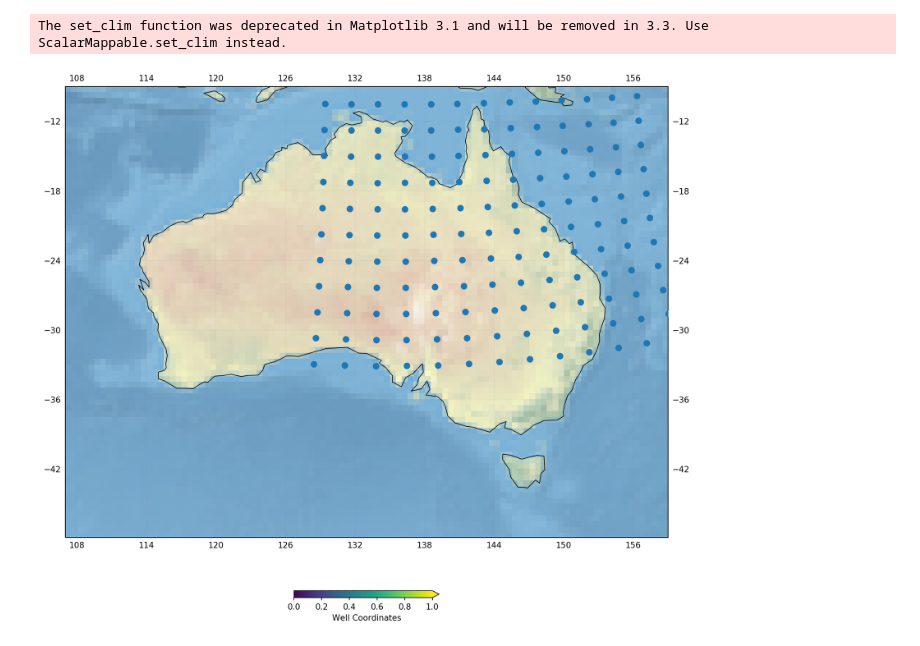
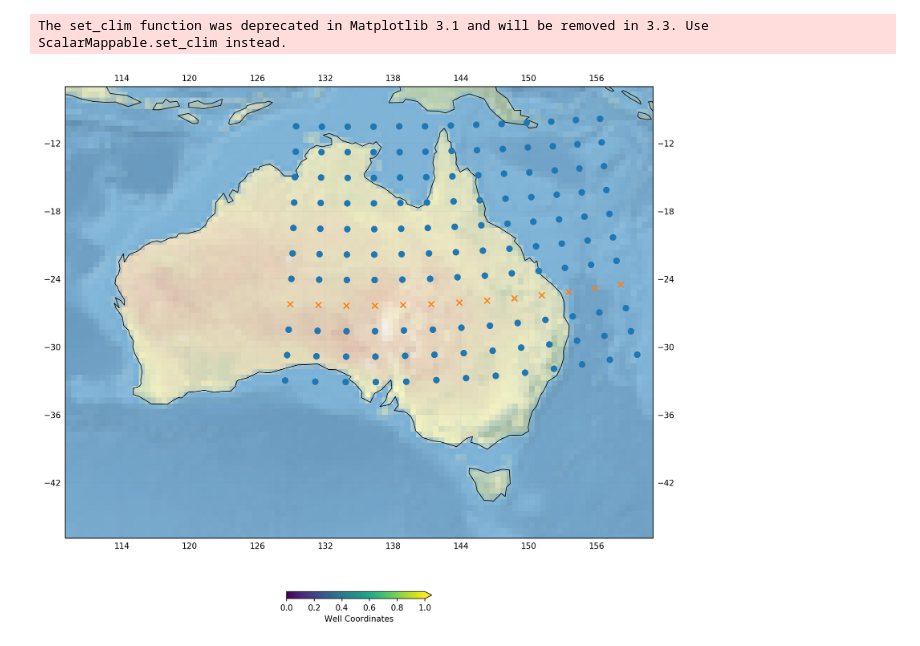
Before and after one commit to yixuan333/Bayeslands-basin-continental, a Jupyter notebook: Cartopy_WellPlots.ipynb, the cells around one changed output. Drawn from its saved outputs; the diff is of its cells as text; code cells hidden in the pictures.

Commit message:
Visualisation notebook

```diff
--- a/Cartopy_WellPlots.ipynb
+++ b/Cartopy_WellPlots.ipynb
@@ -17,34 +9,37 @@ import pandas as pd
 # %%
 ###Set up the figure
 fig = plt.figure(figsize=(16,12),dpi=150)
 
 ax = plt.axes(projection=ccrs.PlateCarree())
 ax.stock_img() #This is a simple background 'blue marble' image.
-ax.set_extent([107, 159, -9, -45]) #lon/lat extent of image
+ax.set_extent([109, 161, -7, -44]) #lon/lat extent of image
 ax.coastlines('110m', linewidth=0.8)
 
 #Add the map grid lines and format them
 gl = ax.gridlines(crs=ccrs.PlateCarree(), draw_labels=True,
                   linewidth=0.1, color='gray', alpha=0.5, linestyle='-')
 df = pd.read_csv('Examples/australia/data/WellCoordinates_250km_grid.csv')
 # df.head()
+dfD = df.loc[df['ID'].str.contains('D')]
+dfRest = df.loc[df['ID'].str.contains('D')==False]
 
 #Scatter plot
-xh=df['Lon']
-yh=df['Lat']
+xh=dfRest['Lon']
+yh=dfRest['Lat']
 
-# xh=df.loc[:,3]
-# yh=df.loc[:,4]
+dxh = dfD['Lon']
+dyh = dfD['Lat']
 
 # ages=MLdata1[:,4]
 l2 = ax.scatter(xh, yh, 50, marker='o',cmap=plt.cm.hsv,zorder=3)
+l3 = ax.scatter(dxh, dyh, 50, marker = 'x', cmap = plt.cm.hsv, zorder =3)
 
 #colorbar, with the scale pointing from 0 to infinity
 cbar=fig.colorbar(l2, ax=ax, orientation="horizontal", pad=0.1, fraction=0.05, shrink=0.2,extend='max')
 cbar.set_clim(0, 170)
 cbar.set_label('Well Coordinates')
 
 plt.show()
 # %% [output]
 The set_clim function was deprecated in Matplotlib 3.1 and will be removed in 3.3. Use ScalarMappable.set_clim instead.
-[figure, old version]
+[figure, new version]
```
Also changed, not shown: parts of 1 cell of this notebook, 27 other files.
